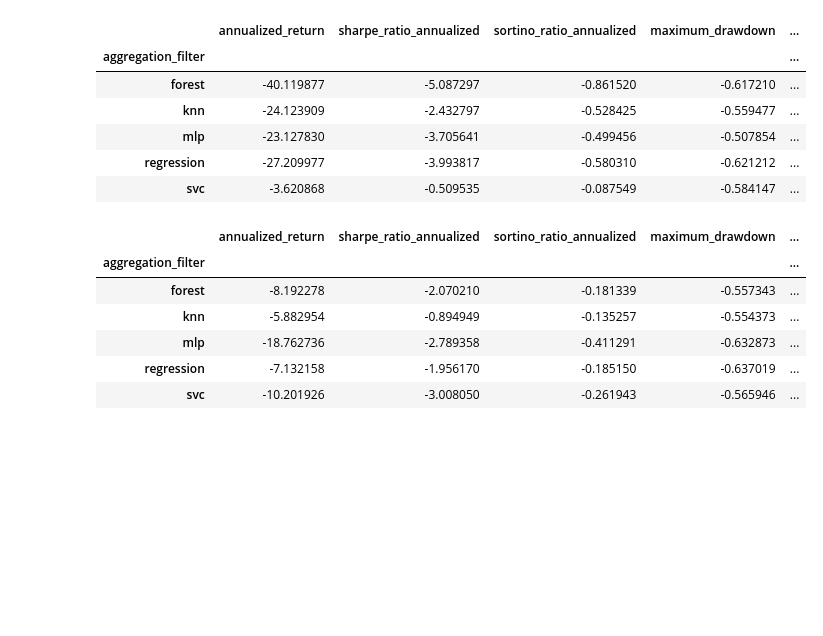
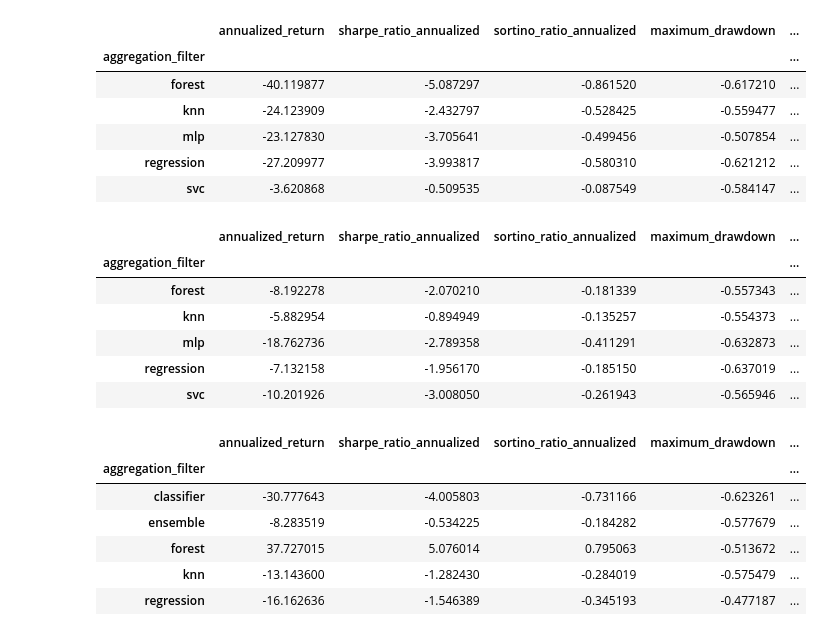
Before and after one commit to TazTornadoo/crypto_billionairs, a Jupyter notebook: Python/strategy_comparison.ipynb, the cells around one changed output. Saved outputs shown, nothing was run; the diff lists cells and outputs as text; code cells hidden in the pictures; blank space fills up the shorter version.

Commit message:
current status of pooling models where rf is doing really great!

```diff
--- a/Python/strategy_comparison.ipynb
+++ b/Python/strategy_comparison.ipynb
@@ -31,6 +31,18 @@ df.iloc[:, 5:].groupby(by=["aggregation_filter"]).mean()
 | mlp | -18.762736 | -2.789358 | -0.411291 | -0.632873 | ... |
 | regression | -7.132158 | -1.956170 | -0.185150 | -0.637019 | ... |
 | svc | -10.201926 | -3.008050 | -0.261943 | -0.565946 | ... |
+# %%
+df = pd.read_sql_query("select * from cryptocurrencies_risk_metrics_1m_abnormal_day_ml_pooling where table_name not like '%ONT%'", connection)
+df["aggregation_filter"] = df["table_name"].str.split("_").str[-2]
+df.iloc[:, 5:].groupby(by=["aggregation_filter"]).mean()
+# %% [output]
+|  | annualized_return | sharpe_ratio_annualized | sortino_ratio_annualized | maximum_drawdown | ... |
+| aggregation_filter |  |  |  |  | ... |
+| classifier | -30.777643 | -4.005803 | -0.731166 | -0.623261 | ... |
+| ensemble | -8.283519 | -0.534225 | -0.184282 | -0.577679 | ... |
+| forest | 37.727015 | 5.076014 | 0.795063 | -0.513672 | ... |
+| knn | -13.143600 | -1.282430 | -0.284019 | -0.575479 | ... |
+| regression | -16.162636 | -1.546389 | -0.345193 | -0.477187 | ... |
 # %%
 df = pd.read_sql_query("select * from cryptocurrencies_risk_metrics_1m_abnormal_day", connection)
 df["aggregation_filter"] = df["table_name"].str.split("_").str[-1]
```
Also changed, not shown: parts of 1 cell of this notebook, 3 other files.
